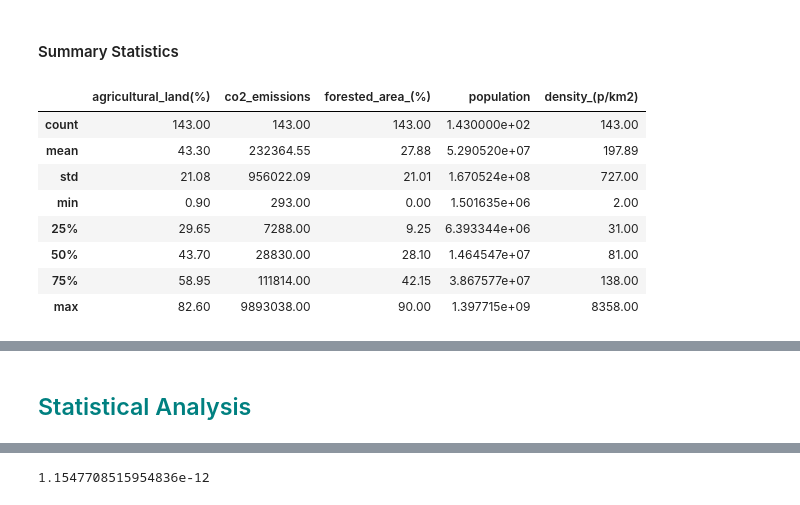
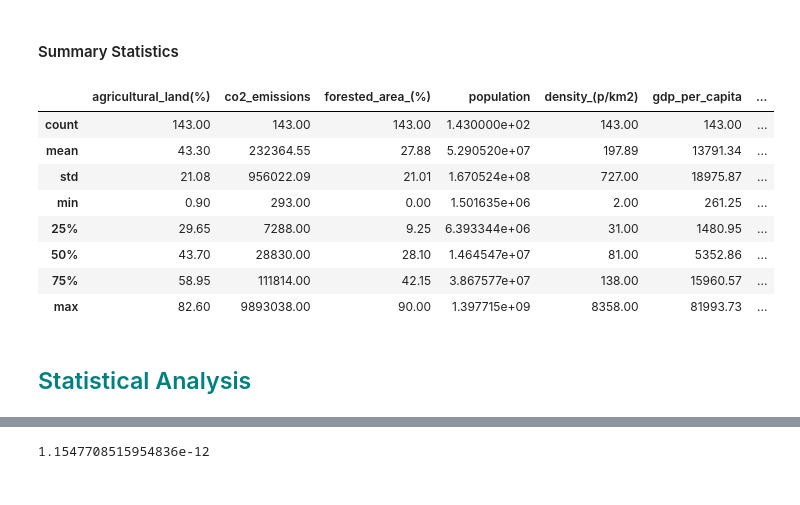
Before and after one commit to martaverfer/project-data-analysis, a Jupyter notebook: python_scripts/main.ipynb, the cells around one changed output, grey strips where cells are left out. Drawn from its saved outputs; the diff is of its cells as text; code cells hidden in the pictures.

```diff
--- a/python_scripts/main.ipynb
+++ b/python_scripts/main.ipynb
@@ -778,18 +784,20 @@ plt.show()
 # %% [markdown]
 #### Summary Statistics
 # %%
-num_2 = num[["agricultural_land(%)","co2_emissions", "forested_area_(%)", "population", "density_(p/km2)"]]
+num_2 = num[["agricultural_land(%)","co2_emissions", "forested_area_(%)", "population", "density_(p/km2)", "gdp_per_capita", "gdp($)"]]
 num_2.describe().round(2)
 # %% [output]
-|  | agricultural_land(%) | co2_emissions | forested_area_(%) | population | density_(p/km2) |
-| count | 143.00 | 143.00 | 143.00 | 1.430000e+02 | 143.00 |
-| mean | 43.30 | 232364.55 | 27.88 | 5.290520e+07 | 197.89 |
-| std | 21.08 | 956022.09 | 21.01 | 1.670524e+08 | 727.00 |
-| min | 0.90 | 293.00 | 0.00 | 1.501635e+06 | 2.00 |
-| 25% | 29.65 | 7288.00 | 9.25 | 6.393344e+06 | 31.00 |
-| 50% | 43.70 | 28830.00 | 28.10 | 1.464547e+07 | 81.00 |
-| 75% | 58.95 | 111814.00 | 42.15 | 3.867577e+07 | 138.00 |
-| max | 82.60 | 9893038.00 | 90.00 | 1.397715e+09 | 8358.00 |
+|  | agricultural_land(%) | co2_emissions | forested_area_(%) | population | density_(p/km2) | gdp_per_capita | ... |
+| count | 143.00 | 143.00 | 143.00 | 1.430000e+02 | 143.00 | 143.00 | ... |
+| mean | 43.30 | 232364.55 | 27.88 | 5.290520e+07 | 197.89 | 13791.34 | ... |
+| std | 21.08 | 956022.09 | 21.01 | 1.670524e+08 | 727.00 | 18975.87 | ... |
+| min | 0.90 | 293.00 | 0.00 | 1.501635e+06 | 2.00 | 261.25 | ... |
+| 25% | 29.65 | 7288.00 | 9.25 | 6.393344e+06 | 31.00 | 1480.95 | ... |
+| 50% | 43.70 | 28830.00 | 28.10 | 1.464547e+07 | 81.00 | 5352.86 | ... |
+| 75% | 58.95 | 111814.00 | 42.15 | 3.867577e+07 | 138.00 | 15960.57 | ... |
+| max | 82.60 | 9893038.00 | 90.00 | 1.397715e+09 | 8358.00 | 81993.73 | ... |
+# %% [markdown]
+<h2 style="color: #008080;">Statistical Analysis</h2>
 # %%
 crosstab_result = pd.crosstab(df_merged['income_type'], df_merged['region'])
 crosstab_result
@@ -800,5 +808,3 @@ crosstab_result
 | Lower-middle Income | 6 | 4 | 4 | 5 | ... |
 | Upper-middle Income | 3 | 13 | 12 | 5 | ... |
 | High Income | 6 | 23 | 4 | 7 | ... |
-# %% [markdown]
-<h2 style="color: #008080;">Statistical Analysis</h2>
```
Also changed, not shown: parts of 59 cells of this notebook, 2 other files.
